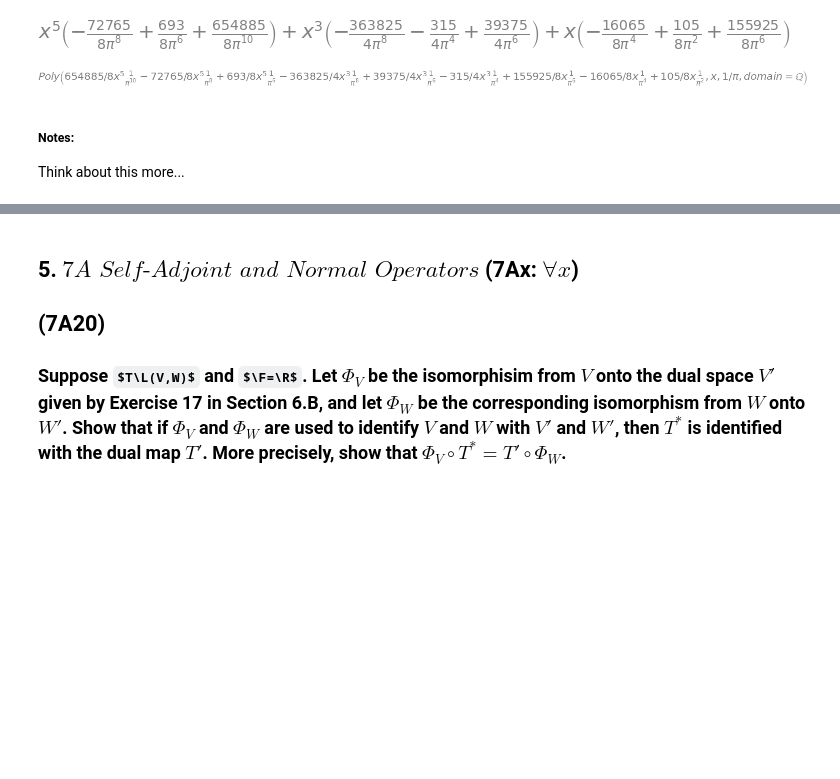
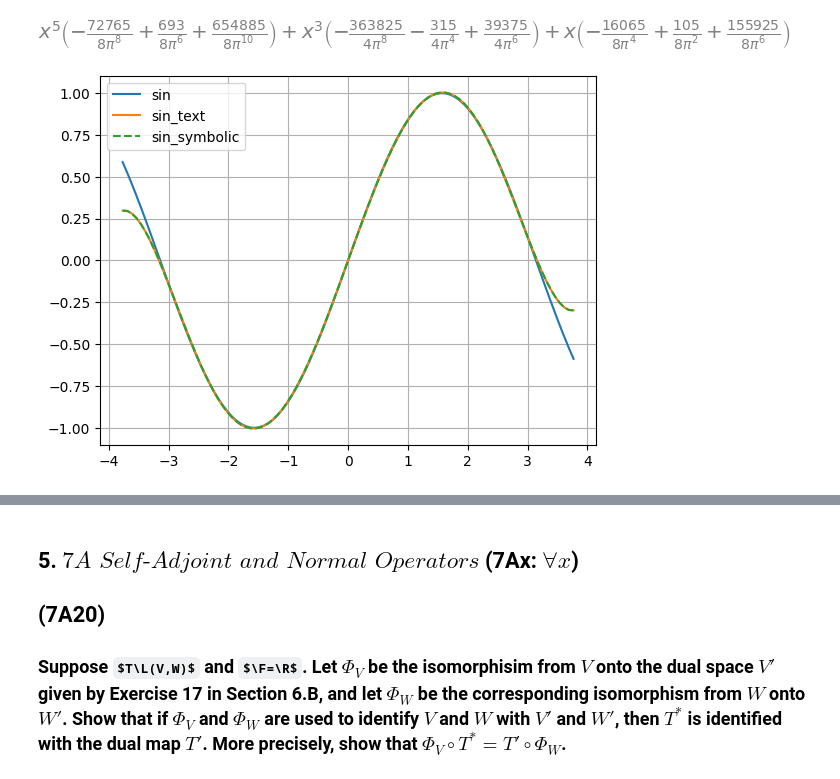
Before and after one commit to fractalclockwork/Math725, a Jupyter notebook: HW/Math725_HW7.ipynb, the cells around one changed output, grey strips where cells are left out. Saved outputs shown, nothing was run; the diff lists cells and outputs as text; code cells hidden in the pictures; some formulas as TeX source; blank space fills up the shorter version.

```diff
--- a/HW/Math725_HW7.ipynb
+++ b/HW/Math725_HW7.ipynb
@@ -302,7 +296,7 @@ display(e) # Our polynominal basis...
 [figure]
 # %%
 # project V onto U
-Pu = sum([ip(sym.sin(x), e_j) for e_j in e]) # not exactly obvious from text
-p = collect(expand(Pu), x) # make pretty
+Pu = sum([ip(sym.sin(x), e_j) for e_j in e]) # not exactly obvious from example
+p = sym.collect(sym.expand(Pu), x) # make pretty
 # %%
 # compare with text
@@ -315,12 +309,17 @@ display(p)
 # %% [output]
 x^{5} \left(- \frac{72765}{8 \pi^{8}} + \frac{693}{8 \pi^{6}} + \frac{654885}{8 \pi^{10}}\right) + x^{3} \left(- \frac{363825}{4 \pi^{8}} - \frac{315}{4 \pi^{4}} + \frac{39375}{4 \pi^{6}}\right) + x \ ...
 [figure]
-# %%
-xx = np.linspace(-3, 3, 10)
-P=sym.poly(p)
-display(P)
-# %% [output]
-[figure, removed]
-# %% [markdown]
-##### Notes:
-Think about this more...
+# %%
+xx = np.linspace(-1.2*np.pi, 1.2*np.pi, 100)
+sin_est0 = [p.subs(x,v) for v in xx]
+sin_est1 = [(p.n(8)).subs(x,v).n(8) for v in xx] # rounded
+sin_axler = lambda x: 0.987862*x   - 0.155271*x**3   + 0.00564312*x**5 # text
+# %%
+plt.plot(xx,np.sin(xx), label='sin')
+plt.plot(xx,sin_axler(xx), label='sin_text')
+plt.plot(xx,sin_est0, label='sin_symbolic', linestyle='dashed')
+#plt.plot(xx,sin_est1, label='sin_rounded')
+plt.legend()
+plt.grid()
+# %% [output]
+[figure, added]
```
Also changed, not shown: parts of 12 cells of this notebook.
